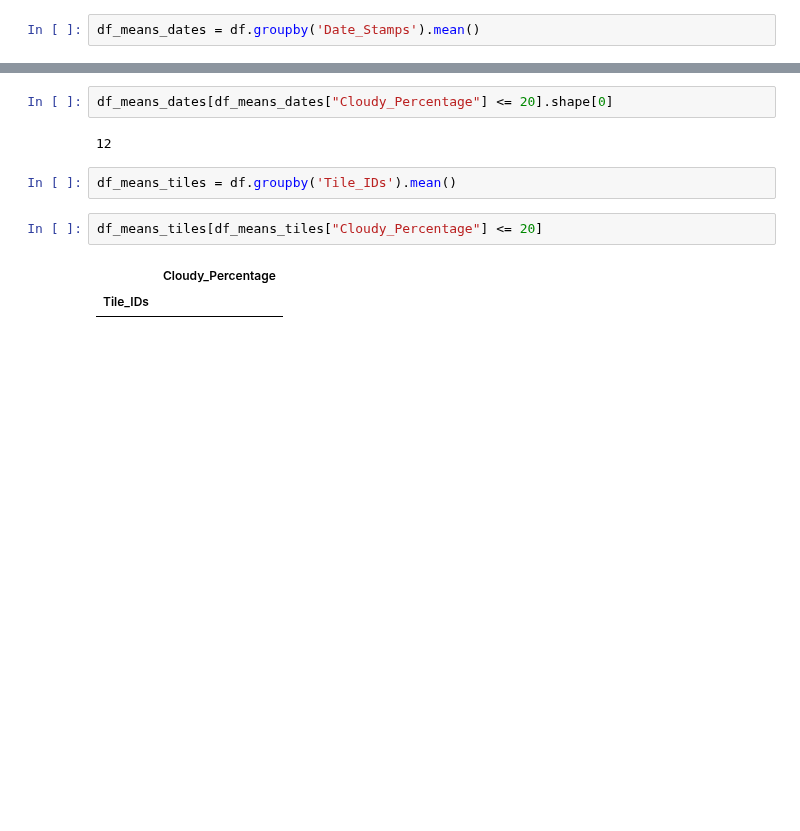
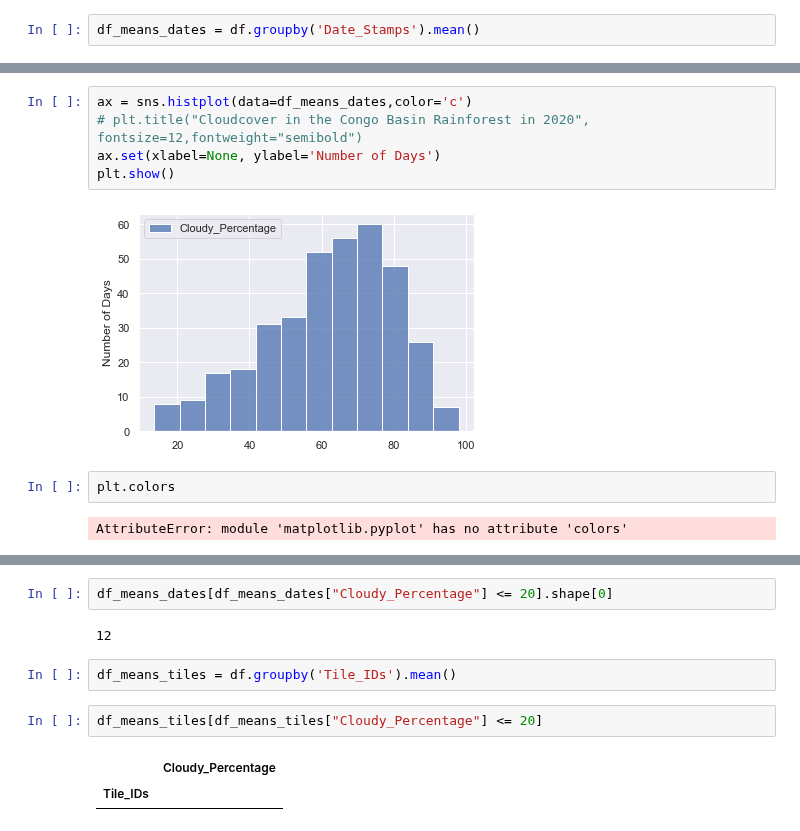
Before and after one commit to panopticonopolis/canopy-gis, a Jupyter notebook: google-earth-explore/CB_stats.ipynb, the cells around one changed output, grey strips where cells are left out. Cells and saved outputs as stored; diff of their text form; blank space fills up the shorter version.

```diff
--- a/google-earth-explore/CB_stats.ipynb
+++ b/google-earth-explore/CB_stats.ipynb
@@ -279,0 +328,11 @@ df_means_dates = df.groupby('Date_Stamps').mean()
+# %%
+ax = sns.histplot(data=df_means_dates,color='c')
+# plt.title("Cloudcover in the Congo Basin Rainforest in 2020", fontsize=12,fontweight="semibold")
+ax.set(xlabel=None, ylabel='Number of Days')
+plt.show()
+# %% [output]
+[figure, added]
+# %%
+plt.colors
+# %% [output]
+AttributeError: module 'matplotlib.pyplot' has no attribute 'colors'
```
Also changed, not shown: parts of 58 cells of this notebook, 3 other files.
